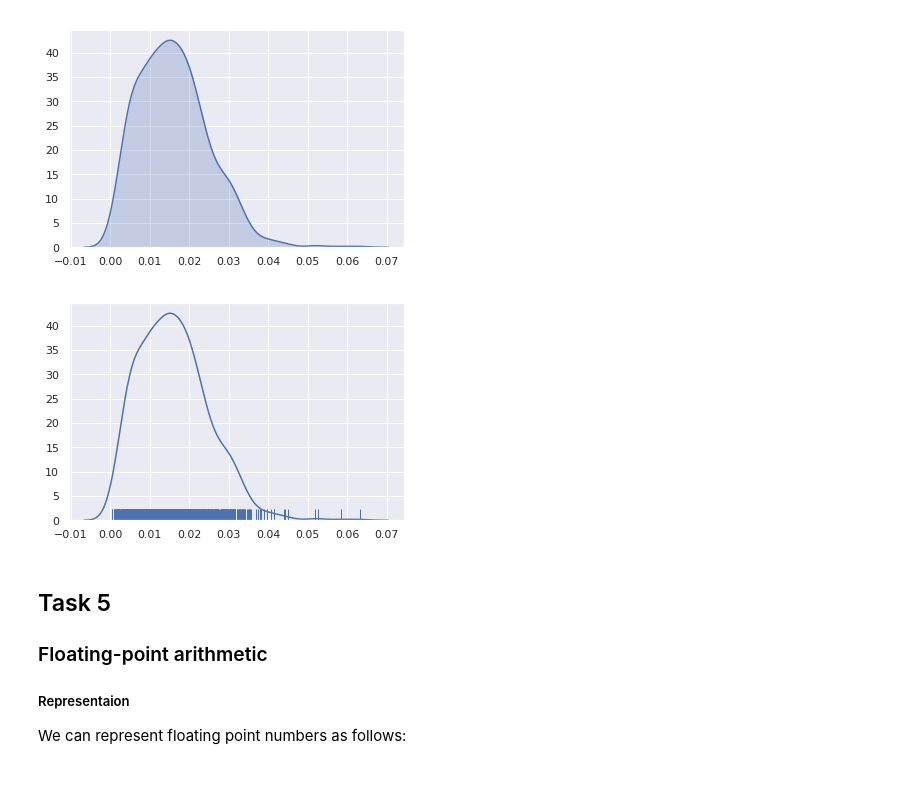
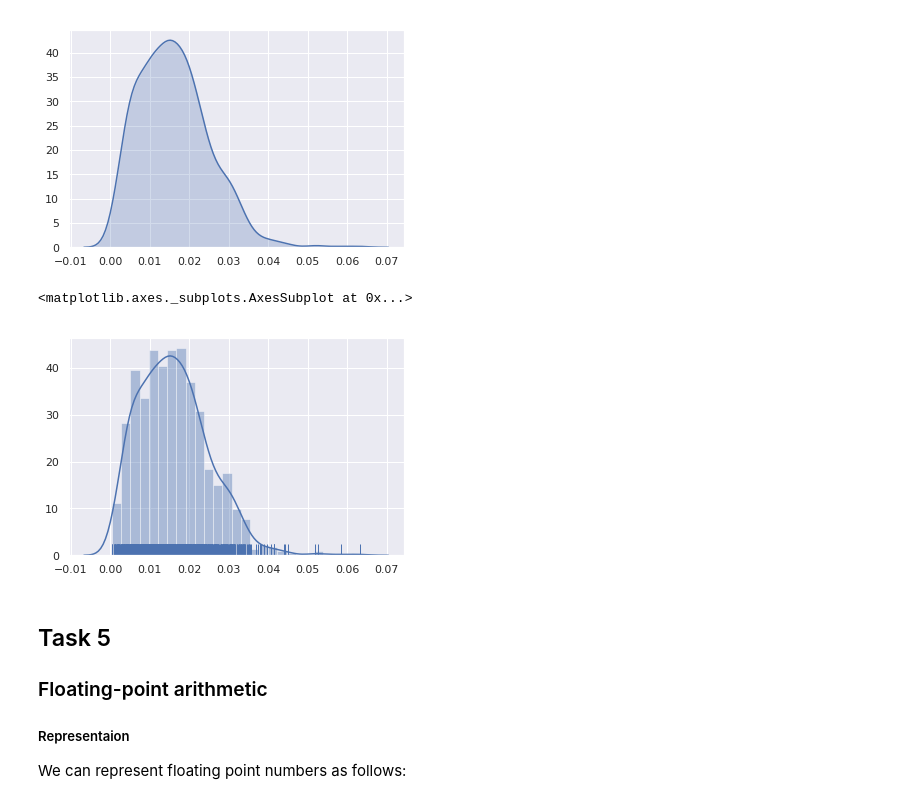
Before and after one commit to masterdesky/ELTE-signal-processing-2018, a Jupyter notebook: 1. gyakorló feladatsor.ipynb, the cells around one changed output. Cells and saved outputs as stored; diff of their text form; code cells hidden in the pictures.

```diff
--- a/1. gyakorló feladatsor.ipynb
+++ b/1. gyakorló feladatsor.ipynb
@@ -553,9 +604,10 @@ sns.kdeplot(ClosesNeighbourDistances, shade=True)
 <matplotlib.axes._subplots.AxesSubplot at 0x...>
 [figure]
 # %%
-sns.distplot(ClosesNeighbourDistances, hist=False, rug=True);
+sns.distplot(ClosesNeighbourDistances, hist=True, rug=True)
 # %% [output]
+<matplotlib.axes._subplots.AxesSubplot at 0x...>
-[figure, old version]
+[figure, new version]
 # %% [markdown]
 ## Task 5
 ### Floating-point arithmetic
```
Also changed, not shown: parts of 16 cells of this notebook.
